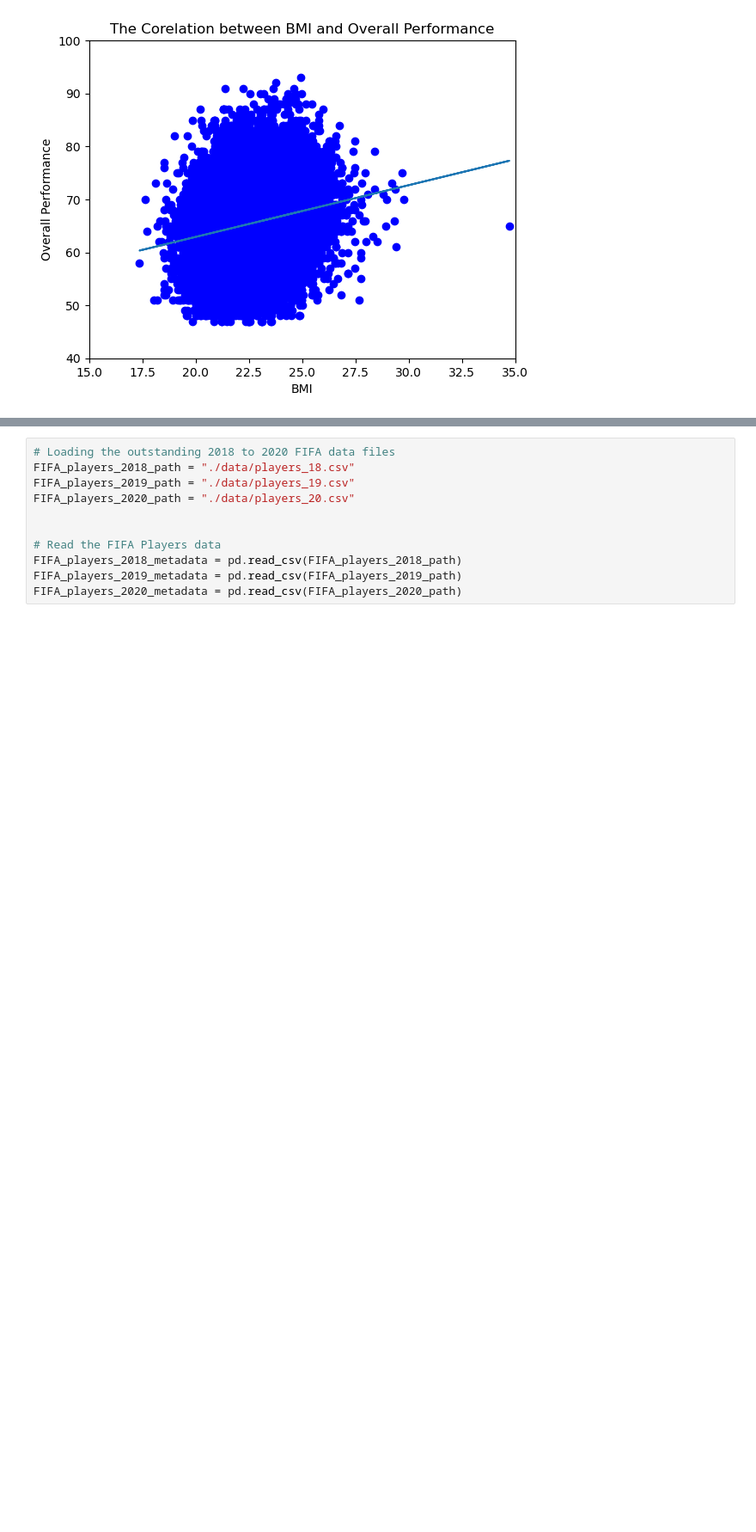
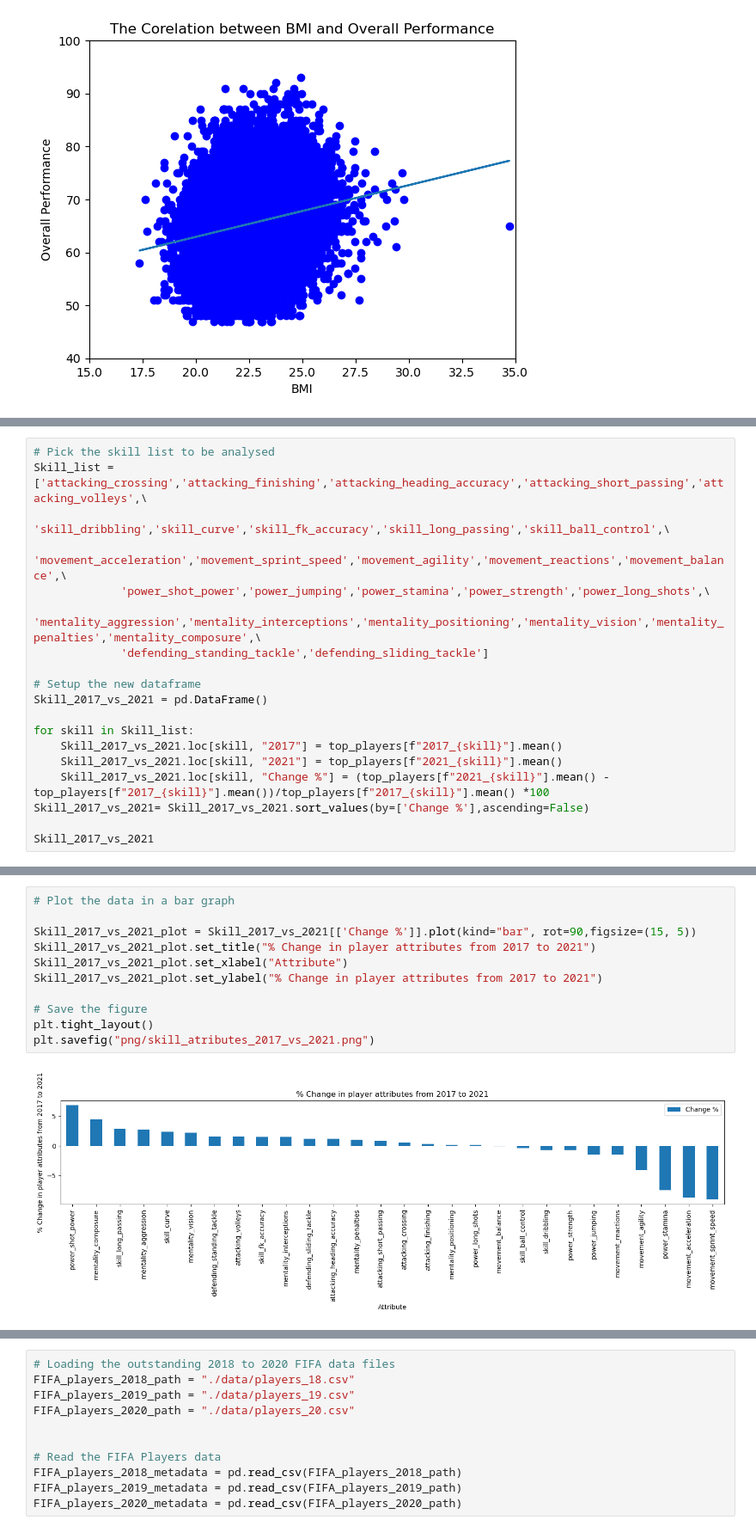
Before and after one commit to Misscoffeecassie/Group-2, a Jupyter notebook: Project_1_Group_2_FIFA_Players.ipynb, the cells around one changed output, grey strips where cells are left out. Shown at 86% size. Saved outputs shown, nothing was run; the diff lists cells and outputs as text; blank space fills up the shorter version.

```diff
--- a/Project_1_Group_2_FIFA_Players.ipynb
+++ b/Project_1_Group_2_FIFA_Players.ipynb
@@ -418,0 +452,19 @@ NameError: name 'st' is not defined
+# %%
+# Pick the skill list to be analysed
+Skill_list = ['attacking_crossing','attacking_finishing','attacking_heading_accuracy','attacking_short_passing','attacking_volleys',\
+             'skill_dribbling','skill_curve','skill_fk_accuracy','skill_long_passing','skill_ball_control',\
+             'movement_acceleration','movement_sprint_speed','movement_agility','movement_reactions','movement_balance',\
+             'power_shot_power','power_jumping','power_stamina','power_strength','power_long_shots',\
+             'mentality_aggression','mentality_interceptions','mentality_positioning','mentality_vision','mentality_penalties','mentality_composure',\
+             'defending_standing_tackle','defending_sliding_tackle']
+
+# Setup the new dataframe
+Skill_2017_vs_2021 = pd.DataFrame()
+
+for skill in Skill_list:
+    Skill_2017_vs_2021.loc[skill, "2017"] = top_players[f"2017_{skill}"].mean()
+    Skill_2017_vs_2021.loc[skill, "2021"] = top_players[f"2021_{skill}"].mean()
+    Skill_2017_vs_2021.loc[skill, "Change %"] = (top_players[f"2021_{skill}"].mean() - top_players[f"2017_{skill}"].mean())/top_players[f"2017_{skill}"].mean() *100
+Skill_2017_vs_2021= Skill_2017_vs_2021.sort_values(by=['Change %'],ascending=False)
+
+Skill_2017_vs_2021
@@ -418,0 +489,13 @@ NameError: name 'st' is not defined
+# %%
+# Plot the data in a bar graph
+
+Skill_2017_vs_2021_plot = Skill_2017_vs_2021[['Change %']].plot(kind="bar", rot=90,figsize=(15, 5))
+Skill_2017_vs_2021_plot.set_title("% Change in player attributes from 2017 to 2021")
+Skill_2017_vs_2021_plot.set_xlabel("Attribute")
+Skill_2017_vs_2021_plot.set_ylabel("% Change in player attributes from 2017 to 2021")
+
+# Save the figure
+plt.tight_layout()
+plt.savefig("png/skill_atributes_2017_vs_2021.png")
+# %% [output]
+[figure, added]
```
Also changed, not shown: parts of 10 cells of this notebook, 8 other files.
